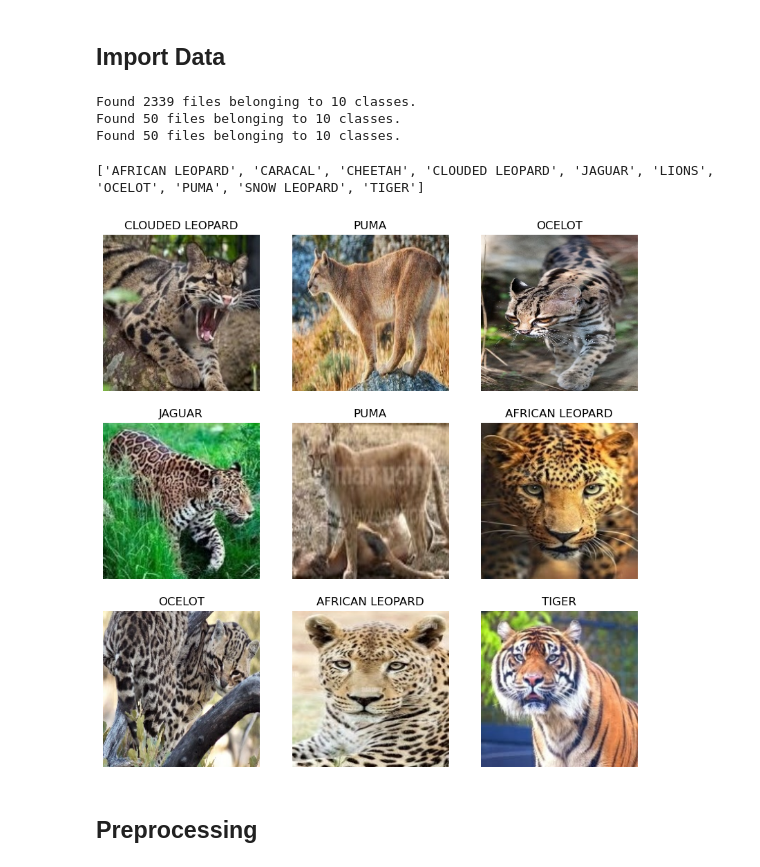
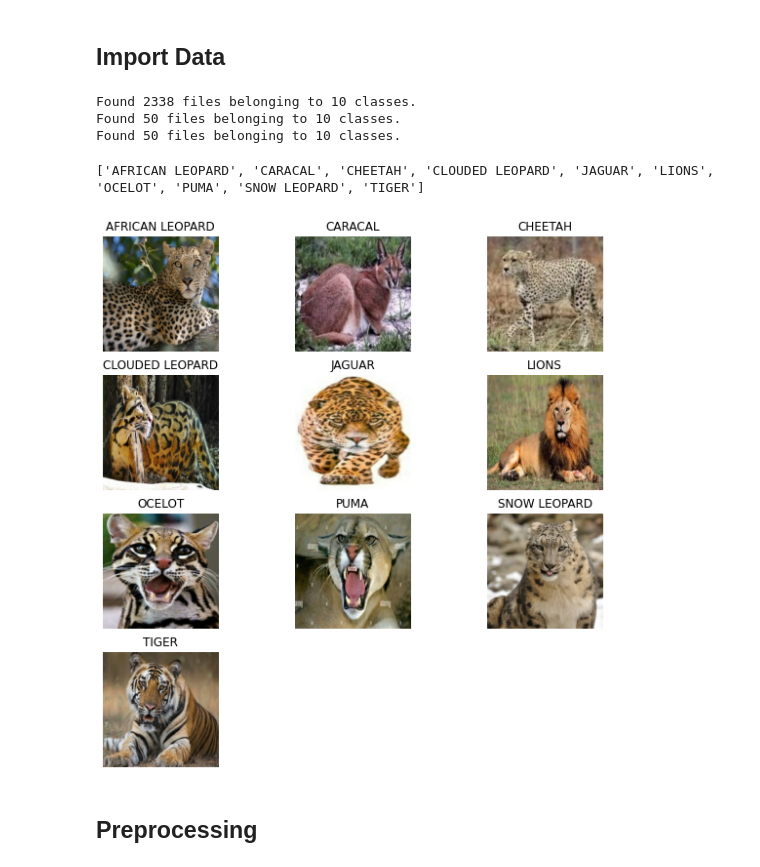
Before and after one commit to Zach-schwark/ACML_Project, a Jupyter notebook: data.ipynb, the cells around one changed output. Cells and saved outputs as stored; diff of their text form; code cells hidden in the pictures.

Commit message:
Added code to get data visualisations

```diff
--- a/data.ipynb
+++ b/data.ipynb
@@ -19,7 +20,7 @@ train_data = tf.keras.utils.image_dataset_from_directory(
 
 test_data = tf.keras.utils.image_dataset_from_directory(
     directory = "data/test",
-    shuffle = True,
+    shuffle = False,
     image_size = (IMG_SIZE, IMG_SIZE),
     batch_size = BATCH_SIZE
 )
@@ -31,25 +32,48 @@ val_data = tf.keras.utils.image_dataset_from_directory(
     batch_size = BATCH_SIZE
 )
 # %% [output]
-Found 2339 files belonging to 10 classes.
+Found 2338 files belonging to 10 classes.
 Found 50 files belonging to 10 classes.
 Found 50 files belonging to 10 classes.
 # %%
 class_names = train_data.class_names
 print(class_names)
+class_image_dict = {class_name: None for class_name in class_names}
 # %% [output]
 ['AFRICAN LEOPARD', 'CARACAL', 'CHEETAH', 'CLOUDED LEOPARD', 'JAGUAR', 'LIONS', 'OCELOT', 'PUMA', 'SNOW LEOPARD', 'TIGER']
 # %%
-plt.figure(figsize = (10,10))
-for image_batch, label_batch in train_data.take(1):
-    for i in range(9):
-        # print(image_batch[i].shape)
-        ax = plt.subplot(3,3, i+1)
-        plt.imshow(image_batch[i].numpy().astype('uint'))
-        plt.title(class_names[label_batch[i]])
-        plt.axis('off')
+
+
+# Iterate over the training dataset
+for image_batch, label_batch in train_data.unbatch():
+    class_name = class_names[label_batch.numpy()]
+    if class_image_dict[class_name] is None:
+        class_image_dict[class_name] = image_batch
+    elif np.all(class_image_dict[class_name] == 0):  # Check if the image is all green
+        class_image_dict[class_name] = image_batch
+    # Check if the dictionary is fully populated
+    if all(value is not None for value in class_image_dict.values()):
+        break
+
+# Plot the images
+plt.figure(figsize=(10, 10))
+for i, (class_name, img) in enumerate(class_image_dict.items()):
+    ax = plt.subplot(4, 3, i + 1)
+    plt.imshow(img.numpy().astype("uint8"))
+    plt.title(class_name)
+    plt.axis("off")
+plt.show()
+
+# plt.figure(figsize = (7,7))
+# for image_batch, label_batch in train_data.take(1):
+#     for i in range(9):
+#         # print(image_batch[i].shape)
+#         ax = plt.subplot(4,3, i+1)
+#         plt.imshow(image_batch[i].numpy().astype('uint'))
+#         plt.title(class_names[label_batch[i]])
+#         plt.axis('off')
 # %% [output]
-[figure, old version]
+[figure, new version]
 # %% [markdown]
 ## Preprocessing
 # %% [markdown]
```
Also changed, not shown: parts of 9 cells of this notebook.
